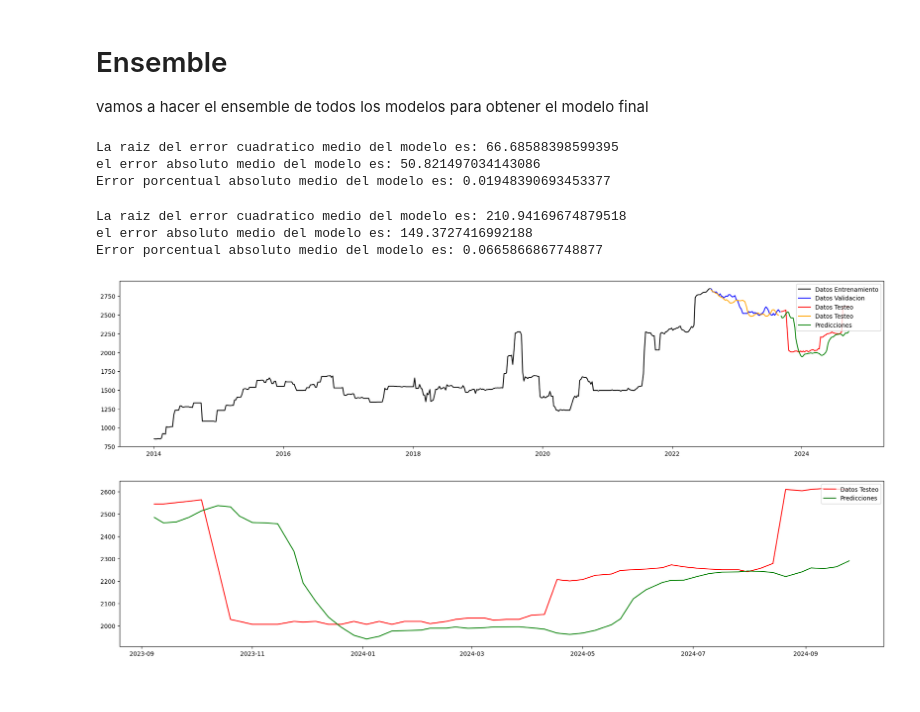
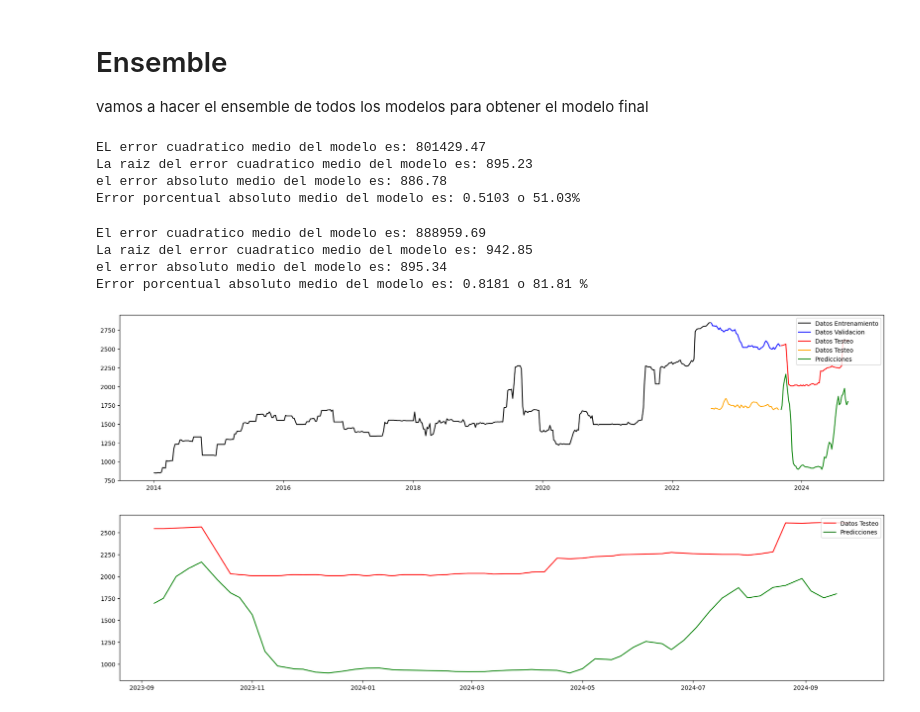
Before and after one commit to ivanpalenciab/Prediccion-atlantico, a Jupyter notebook: 2_Red_neuronal_recurrente.ipynb, the cells around one changed output. Cells and saved outputs as stored; diff of their text form; code cells hidden in the pictures.

```diff
--- a/2_Red_neuronal_recurrente.ipynb
+++ b/2_Red_neuronal_recurrente.ipynb
@@ -365,8 +383,8 @@ prediccion_testeo_m2 = modo_2_scaler.inverse_transform(prediccion_testeo_m2 )
 residuo_values = residuo.values
 residuo_values = residuo_values.astype('float32')
 residuo_scaler = MinMaxScaler(feature_range=(-1, 1))
-residuo_values = residuo_values.reshape(-1, 1)
 residuo_escalado =  pd.DataFrame(residuo_scaler.fit_transform(residuo_values), columns=residuo.columns,index=residuo.index)
 residuo_sup = add_lags(residuo_escalado, PASOS)
+residuo_sup = pd.merge( residuo_sup,futuros_escalada,left_index=True, right_index=True, how='inner')
 residuo_sup.head(5)
 # %% [output]
@@ -426,5 +443,8 @@ def modeloRR_residuo():
+# %%
+neuronas_residuo = [57,37]
+learning_rate_residuo =  0.13298882750981295
 # %%
-modelo = modeloRR_residuo()
-modelo.fit(X_train,y_train,epochs=40,batch_size=7)
+modeloRR_residuo = crear_modelo(PASOS, neuronas_residuo, learning_rate_residuo)
+modeloRR_residuo.fit(X_train,y_train,epochs=40,batch_size=7)
 # %% [output]
 Epoch 1/40
@@ -448,7 +468,7 @@ Epoch 40/40
 <keras.src.callbacks.history.History at 0x...>
 # %%
 
-prediccion_validacion_residuo = modelo.predict(X_val)
-prediccion_testeo_residuo = modelo.predict(X_test)
+prediccion_validacion_residuo = modeloRR_residuo.predict(X_val)
+prediccion_testeo_residuo = modeloRR_residuo.predict(X_test)
 # %% [output]
 WARNING:tensorflow:5 out of the last 9 calls to <function TensorFlowTrainer.make_predict_function.<locals>.one_step_on_data_distributed at 0x...> triggered tf.function retracing. Tracing is expensive  ...
@@ -492,51 +512,58 @@ datos_entrenamiento = datos_emd[:division_entrenamiento]
 datos_validacion = datos_emd[division_entrenamiento:division_validacion]
 datos_testeo = datos_emd[division_validacion:total_datos]
 # %%
+ecm_validacion = mean_squared_error( validacion,datos_validacion.PROMEDIO[:-1])
 recm_validacion = np.sqrt(mean_squared_error( validacion,datos_validacion.PROMEDIO[:-1]))
 eam_validacion = mean_absolute_error( validacion,datos_validacion.PROMEDIO[:-1])
 EPAM_validacion = mean_absolute_percentage_error( validacion,datos_validacion.PROMEDIO[:-1])
 
 
 #Imprimir las metricas de validacion del modelo
-print ( f'La raiz del error cuadratico medio del modelo es: {recm_validacion} ' )
-print ( f'el error absoluto medio del modelo es: {eam_validacion} ' )
-print(f"Error porcentual absoluto medio del modelo es: {EPAM_validacion}")
+print ( f'EL error cuadratico medio del modelo es: {round(ecm_validacion,2)} ' )
+print ( f'La raiz del error cuadratico medio del modelo es: {round(recm_validacion,2)} ' )
+print ( f'el error absoluto medio del modelo es: {round(eam_validacion,2)} ' )
+print(f"Error porcentual absoluto medio del modelo es: {round(EPAM_validacion,4)} o {round(EPAM_validacion*100,2)}%")
 # %% [output]
-La raiz del error cuadratico medio del modelo es: 66.68588398599395
-el error absoluto medio del modelo es: 50.821497034143086
-Error porcentual absoluto medio del modelo es: 0.01948390693453377
+EL error cuadratico medio del modelo es: 801429.47
+La raiz del error cuadratico medio del modelo es: 895.23
+el error absoluto medio del modelo es: 886.78
+Error porcentual absoluto medio del modelo es: 0.5103 o 51.03%
 # %%
-recm = np.sqrt(mean_squared_error( testeo,datos_testeo.PROMEDIO))
-eam = mean_absolute_error( testeo,datos_testeo.PROMEDIO)
-EPAM = mean_absolute_percentage_error(testeo,datos_testeo.PROMEDIO)
+
+ecm = mean_squared_error( testeo,datos_testeo.PROMEDIO[:-1])
+recm = np.sqrt(mean_squared_error( testeo,datos_testeo.PROMEDIO[:-1]))
+eam = mean_absolute_error( testeo,datos_testeo.PROMEDIO[:-1])
+EPAM = mean_absolute_percentage_error(testeo,datos_testeo.PROMEDIO[:-1])
 
 
 #Imprimir las metricas de validacion del modelo
-print ( f'La raiz del error cuadratico medio del modelo es: {recm} ' )
-print ( f'el error absoluto medio del modelo es: {eam} ' )
-print(f"Error porcentual absoluto medio del modelo es: {EPAM}")
+print ( f'El error cuadratico medio del modelo es: {round(ecm,2)} ' )
+print ( f'La raiz del error cuadratico medio del modelo es: {round(recm,2)} ' )
+print ( f'el error absoluto medio del modelo es: {round(eam,2)} ' )
+print(f"Error porcentual absoluto medio del modelo es: {round(EPAM,4)} o {round(EPAM * 100 , 2)} %")
 # %% [output]
-La raiz del error cuadratico medio del modelo es: 210.94169674879518
-el error absoluto medio del modelo es: 149.3727416992188
-Error porcentual absoluto medio del modelo es: 0.0665866867748877
+El error cuadratico medio del modelo es: 888959.69
+La raiz del error cuadratico medio del modelo es: 942.85
+el error absoluto medio del modelo es: 895.34
+Error porcentual absoluto medio del modelo es: 0.8181 o 81.81 %
 # %%
 fig, ax = plt.subplots(figsize=(23, 5))
 ax.plot(datos_entrenamiento.index,datos_entrenamiento.PROMEDIO,color='black',label = 'Datos Entrenamiento')
 ax.plot(datos_validacion.index,datos_validacion.PROMEDIO,color='blue',label = 'Datos Validacion')
 ax.plot(datos_testeo.index,datos_testeo.PROMEDIO,color='red',label = 'Datos Testeo')
 ax.plot(datos_validacion.index[:-1],validacion,color='orange',label = 'Datos Testeo')
-ax.plot(datos_testeo.index,testeo,color='Green',label = 'Predicciones')
+ax.plot(datos_testeo.index[:-1],testeo,color='Green',label = 'Predicciones')
 ax.legend(loc = 'upper right')
 plt.show()
 # %% [output]
-[figure, old version]
+[figure, new version]
 # %%
 fig, ax = plt.subplots(figsize=(23, 5))
 ax.plot(datos_testeo.index,datos_testeo.PROMEDIO,color='red',label = 'Datos Testeo')
-ax.plot(datos_testeo.index,testeo,color='Green',label = 'Predicciones')
+ax.plot(datos_testeo.index[:-1],testeo,color='Green',label = 'Predicciones')
 ax.legend(loc = 'upper right')
 plt.show()
 # %% [output]
-[figure, old version]
+[figure, new version]
 # %%
 validacion =pd.DataFrame(validacion,index=datos_validacion.index[1:],columns=['PROMEDIO'])
```
Also changed, not shown: parts of 38 cells of this notebook.
